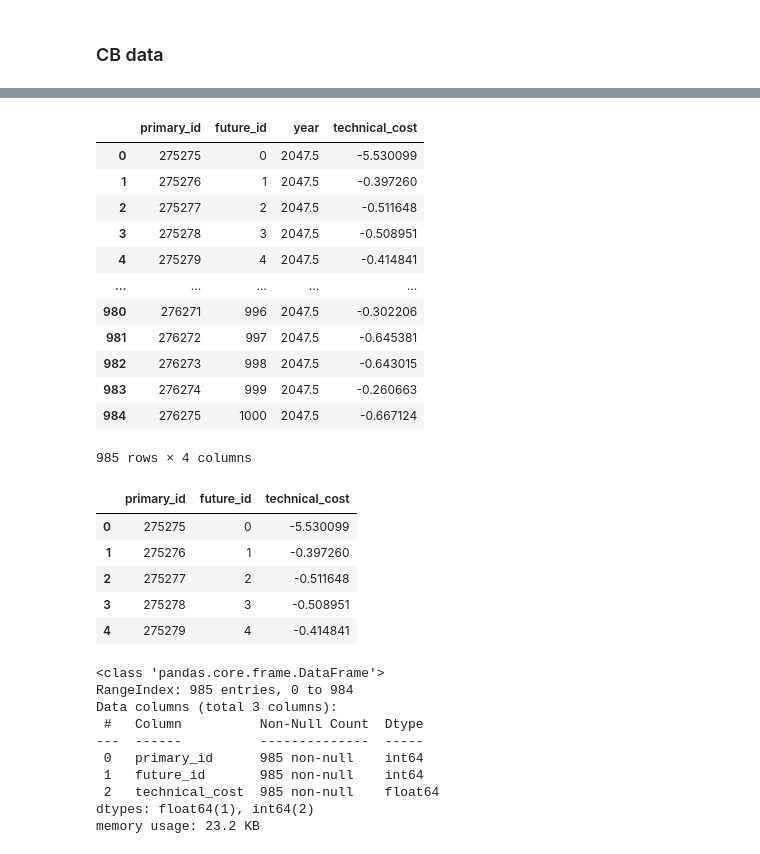
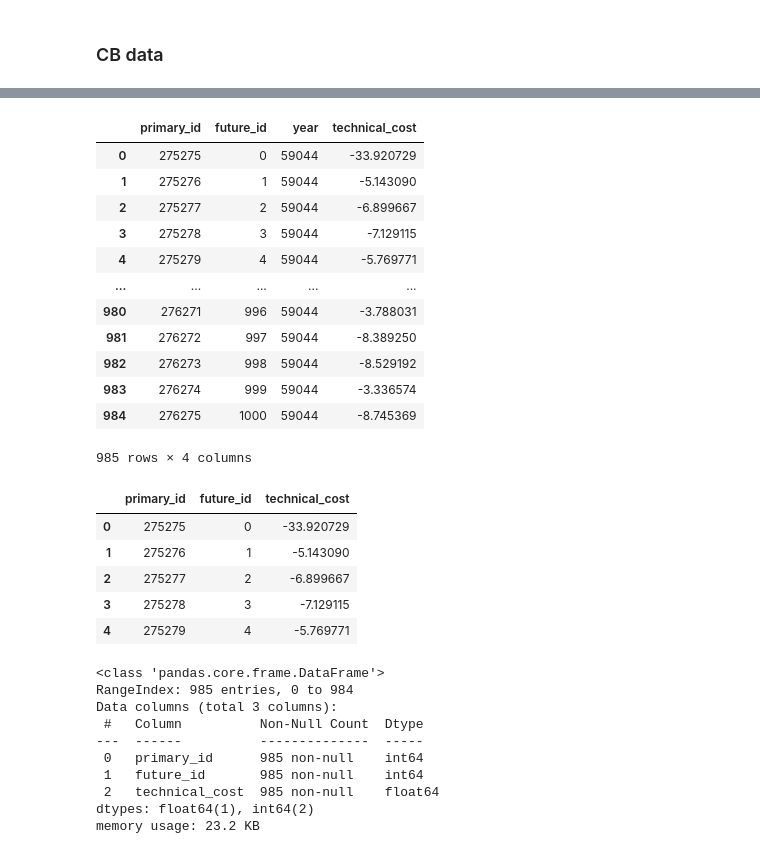
Before and after one commit to sisepuede-framework/ssp_louisiana, a Jupyter notebook: metamodel/notebooks/etl_4.1.ipynb, the cells around one changed output, grey strips where cells are left out. Cells and saved outputs as stored; diff of their text form; code cells hidden in the pictures.

```diff
--- a/metamodel/notebooks/etl_4.1.ipynb
+++ b/metamodel/notebooks/etl_4.1.ipynb
@@ -322,7 +322,3 @@ la_emissions_df_agg.describe()
 | max | 276275.000000 | 6.097508e+07 | -42.853784 |
 # %% [markdown]
 ### CB data
-# %%
-# Filter out rows with year < 2045
-cb_df = cb_df[cb_df["year"] > 2044]
-cb_df.head(7)
@@ -338,20 +325,20 @@ cb_df.head(7)
 # %%
 # aggregate data by primary_id and region by summing the technical cost
-cb_df_agg = cb_df.groupby(["primary_id", "future_id"]).mean().reset_index()
+cb_df_agg = cb_df.groupby(["primary_id", "future_id"]).sum().reset_index()
 cb_df_agg
 # %% [output]
 |  | primary_id | future_id | year | technical_cost |
-| 0 | 275275 | 0 | 2047.5 | -5.530099 |
-| 1 | 275276 | 1 | 2047.5 | -0.397260 |
-| 2 | 275277 | 2 | 2047.5 | -0.511648 |
-| 3 | 275278 | 3 | 2047.5 | -0.508951 |
-| 4 | 275279 | 4 | 2047.5 | -0.414841 |
+| 0 | 275275 | 0 | 59044 | -33.920729 |
+| 1 | 275276 | 1 | 59044 | -5.143090 |
+| 2 | 275277 | 2 | 59044 | -6.899667 |
+| 3 | 275278 | 3 | 59044 | -7.129115 |
+| 4 | 275279 | 4 | 59044 | -5.769771 |
 | ... | ... | ... | ... | ... |
-| 980 | 276271 | 996 | 2047.5 | -0.302206 |
-| 981 | 276272 | 997 | 2047.5 | -0.645381 |
-| 982 | 276273 | 998 | 2047.5 | -0.643015 |
-| 983 | 276274 | 999 | 2047.5 | -0.260663 |
-| 984 | 276275 | 1000 | 2047.5 | -0.667124 |
+| 980 | 276271 | 996 | 59044 | -3.788031 |
+| 981 | 276272 | 997 | 59044 | -8.389250 |
+| 982 | 276273 | 998 | 59044 | -8.529192 |
+| 983 | 276274 | 999 | 59044 | -3.336574 |
+| 984 | 276275 | 1000 | 59044 | -8.745369 |
 985 rows × 4 columns
 # %%
 # Drop year column as it is no longer needed
@@ -359,11 +346,11 @@ cb_df_agg = cb_df_agg.drop(columns=["year"], errors='ignore')
 cb_df_agg.head()
 # %% [output]
 |  | primary_id | future_id | technical_cost |
-| 0 | 275275 | 0 | -5.530099 |
-| 1 | 275276 | 1 | -0.397260 |
-| 2 | 275277 | 2 | -0.511648 |
-| 3 | 275278 | 3 | -0.508951 |
-| 4 | 275279 | 4 | -0.414841 |
+| 0 | 275275 | 0 | -33.920729 |
+| 1 | 275276 | 1 | -5.143090 |
+| 2 | 275277 | 2 | -6.899667 |
+| 3 | 275278 | 3 | -7.129115 |
+| 4 | 275279 | 4 | -5.769771 |
 # %%
 cb_df_agg.info()
 # %% [output]
```
Also changed, not shown: parts of 1 cell of this notebook, 2 other files.
